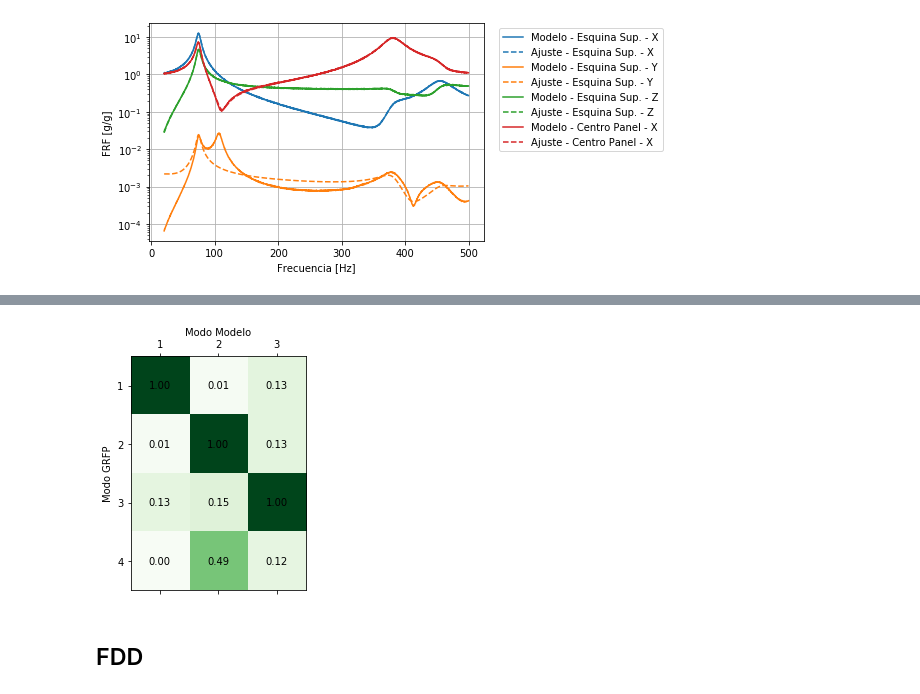
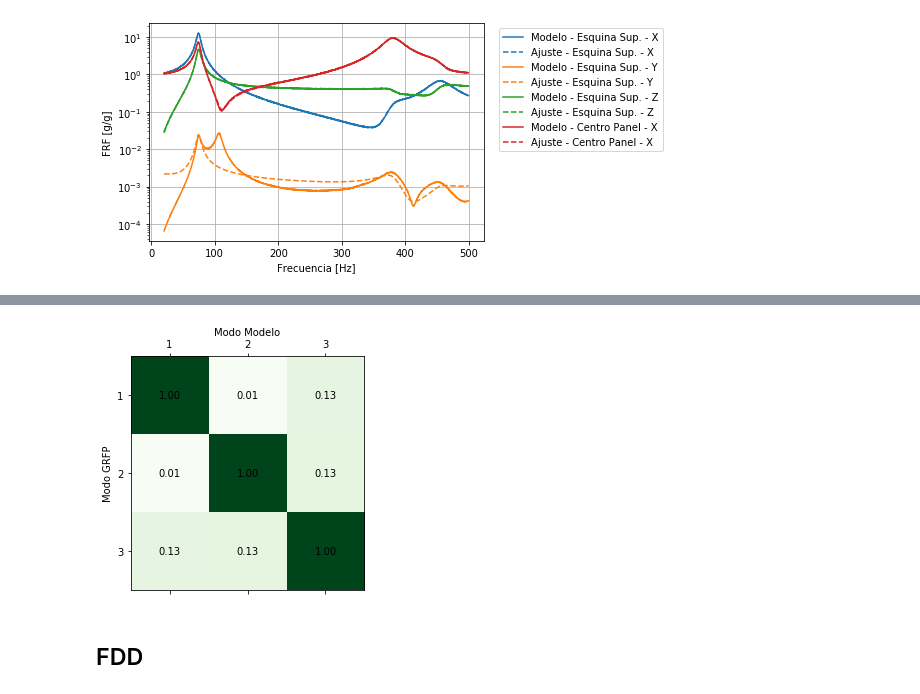
Before and after one commit to rafadodo/atelier, a Jupyter notebook: ema_vs_oma_full.ipynb, the cells around one changed output, grey strips where cells are left out. Saved outputs shown, nothing was run; the diff lists cells and outputs as text; code cells hidden in the pictures.

```diff
--- a/ema_vs_oma_full.ipynb
+++ b/ema_vs_oma_full.ipynb
@@ -325,9 +326,9 @@ utils.plot_modes_complexity(modes_grfp)
 # %%
-MAC_grfp = mac.get_MAC_matrix(modes_grfp, modes_theo)
+MAC_grfp = mac.get_MAC_matrix(modes_grfp[:,:-1], modes_theo)
 mac.plot_MAC(MAC_grfp, 'Greens', 'k', title_str=None, labels=['Modo GRFP', 'Modo Modelo'])
 plt.savefig('MAC_GRFPvsModelo_base.pdf', bbox_inches='tight')
 # %% [output]
-[figure, old version]
+[figure, new version]
 # %% [markdown]
 ## FDD
 # %% [markdown]
```
Also changed, not shown: parts of 21 cells of this notebook, 3 other files.
